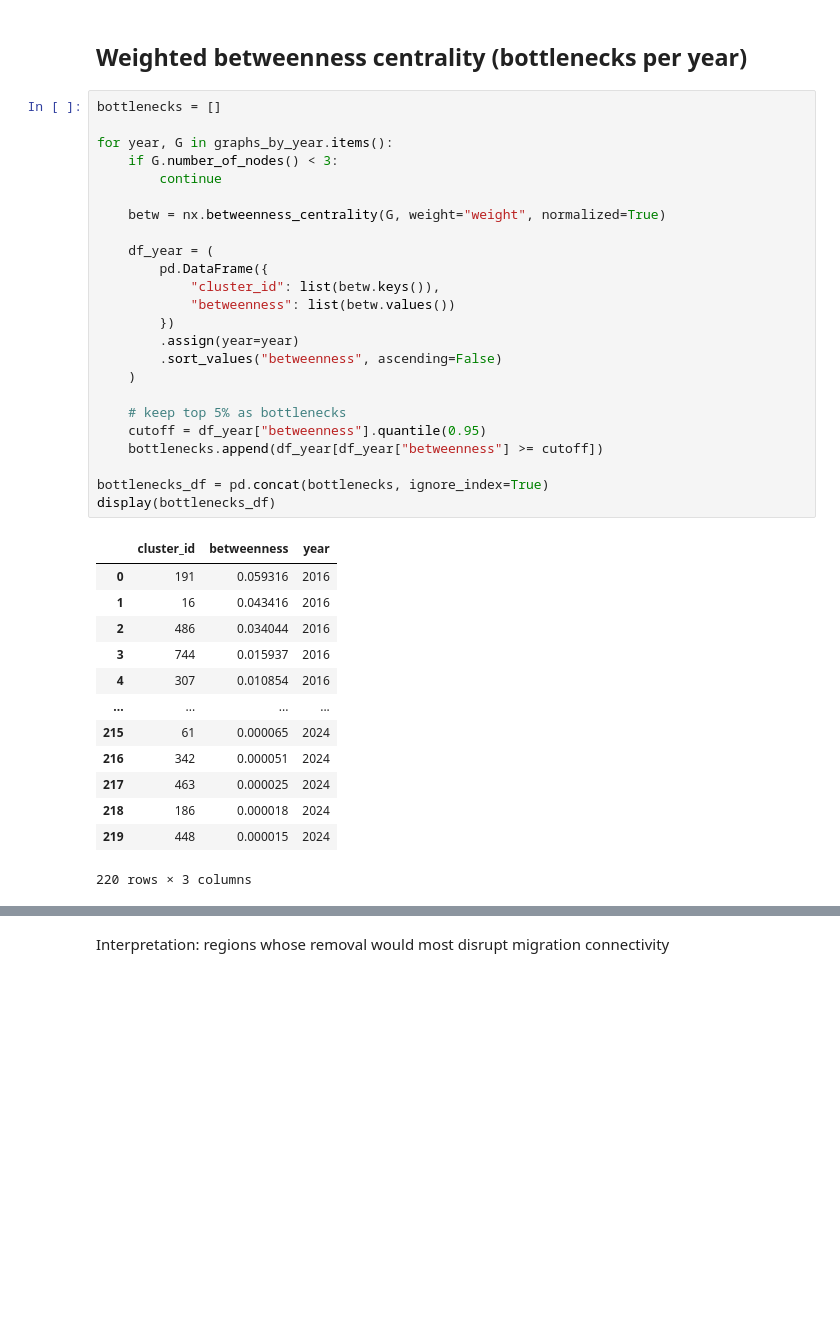
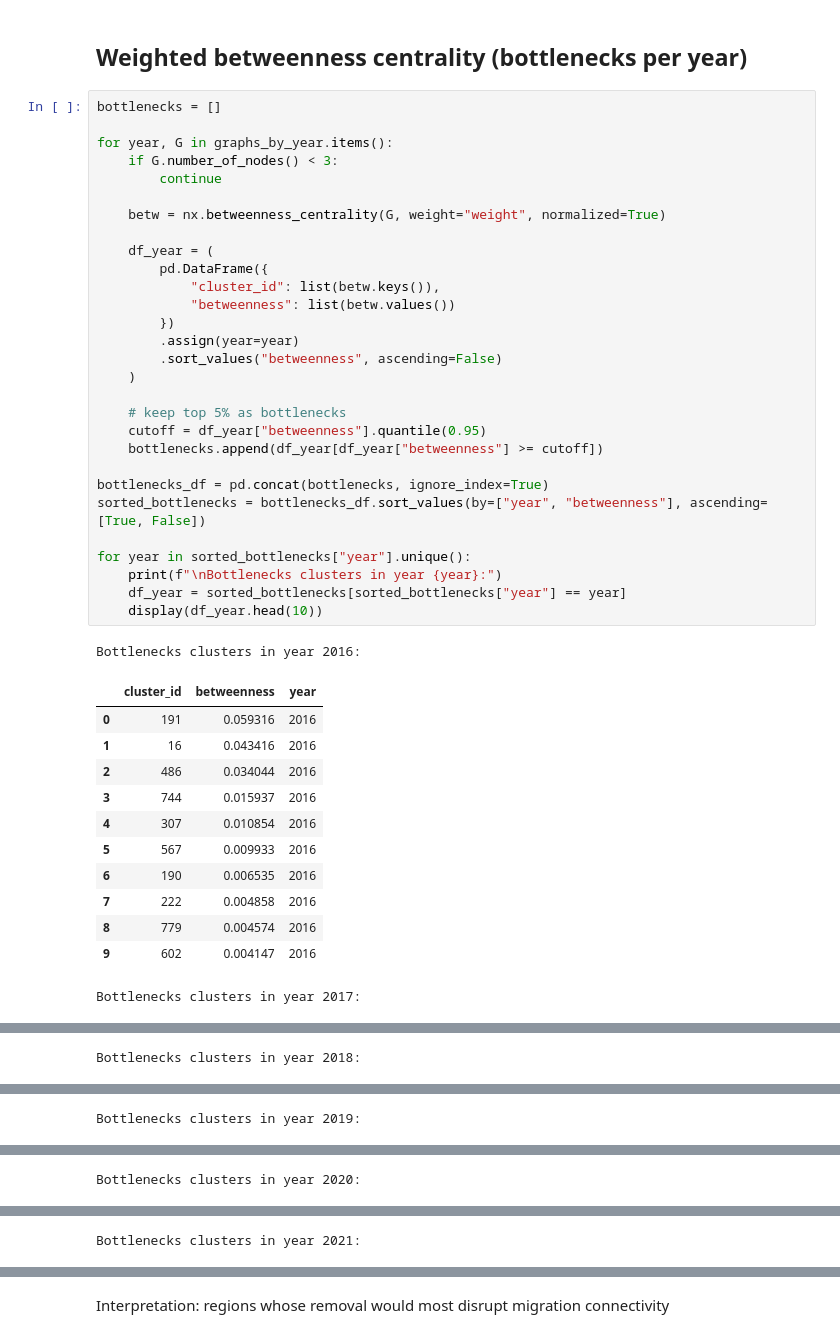
Before and after one commit to manasi2905/Climate-Change-Driven-Bird-Migration, a Jupyter notebook: new_intial_analysis_multispecies_extended.ipynb, the cells around one changed output, grey strips where cells are left out. Saved outputs shown, nothing was run; the diff lists cells and outputs as text; blank space fills up the shorter version.

```diff
--- a/new_intial_analysis_multispecies_extended.ipynb
+++ b/new_intial_analysis_multispecies_extended.ipynb
@@ -1252,38 +1256,43 @@ Top nodes by betweenness in year 2021:
 # %%
 bottlenecks = []
 
 for year, G in graphs_by_year.items():
     if G.number_of_nodes() < 3:
         continue
 
     betw = nx.betweenness_centrality(G, weight="weight", normalized=True)
 
     df_year = (
         pd.DataFrame({
             "cluster_id": list(betw.keys()),
             "betweenness": list(betw.values())
         })
         .assign(year=year)
         .sort_values("betweenness", ascending=False)
     )
 
     # keep top 5% as bottlenecks
     cutoff = df_year["betweenness"].quantile(0.95)
     bottlenecks.append(df_year[df_year["betweenness"] >= cutoff])
 
 bottlenecks_df = pd.concat(bottlenecks, ignore_index=True)
-display(bottlenecks_df)
+sorted_bottlenecks = bottlenecks_df.sort_values(by=["year", "betweenness"], ascending=[True, False])
+
+for year in sorted_bottlenecks["year"].unique():
+    print(f"\nBottlenecks clusters in year {year}:")
+    df_year = sorted_bottlenecks[sorted_bottlenecks["year"] == year]
+    display(df_year.head(10))
 # %% [output]
+Bottlenecks clusters in year 2016:
 |  | cluster_id | betweenness | year |
 | 0 | 191 | 0.059316 | 2016 |
 | 1 | 16 | 0.043416 | 2016 |
 | 2 | 486 | 0.034044 | 2016 |
 | 3 | 744 | 0.015937 | 2016 |
 | 4 | 307 | 0.010854 | 2016 |
-| ... | ... | ... | ... |
-| 215 | 61 | 0.000065 | 2024 |
-| 216 | 342 | 0.000051 | 2024 |
-| 217 | 463 | 0.000025 | 2024 |
-| 218 | 186 | 0.000018 | 2024 |
-| 219 | 448 | 0.000015 | 2024 |
+| 5 | 567 | 0.009933 | 2016 |
+| 6 | 190 | 0.006535 | 2016 |
+| 7 | 222 | 0.004858 | 2016 |
+| 8 | 779 | 0.004574 | 2016 |
+| 9 | 602 | 0.004147 | 2016 |
-220 rows × 3 columns
+Bottlenecks clusters in year 2017:
@@ -1289,0 +1310 @@ display(bottlenecks_df)
+Bottlenecks clusters in year 2018:
@@ -1289,0 +1322 @@ display(bottlenecks_df)
+Bottlenecks clusters in year 2019:
@@ -1289,0 +1334 @@ display(bottlenecks_df)
+Bottlenecks clusters in year 2020:
@@ -1289,0 +1346 @@ display(bottlenecks_df)
+Bottlenecks clusters in year 2021:
```
Also changed, not shown: parts of 4 cells of this notebook.
